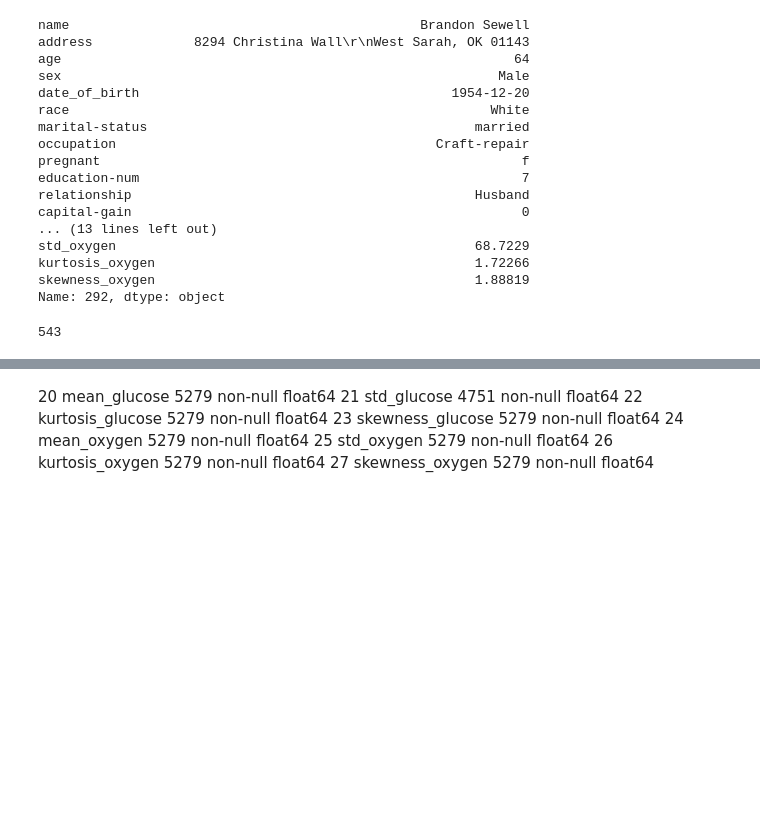
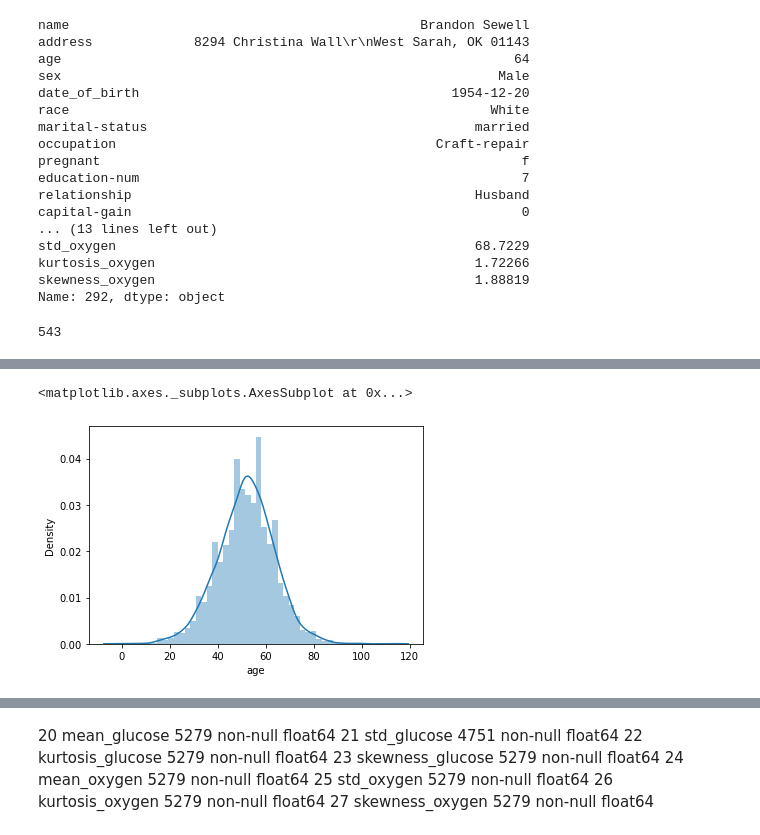
Before and after one commit to martinkukucka/IAU_Projekt, a Jupyter notebook: Projekt/projekt2.ipynb, the cells around one changed output, grey strips where cells are left out. Drawn from its saved outputs; the diff is of its cells as text; code cells hidden in the pictures; blank space fills up the shorter version.

```diff
--- a/Projekt/projekt2.ipynb
+++ b/Projekt/projekt2.ipynb
@@ -512,3 +517,8 @@ df_merged["std_glucose"].head(500)
 498      47.442006
 499   -3267.166110
 Name: std_glucose, Length: 500, dtype: float64
+# %%
+sns.distplot(df_merged['age'])
+# %% [output]
+<matplotlib.axes._subplots.AxesSubplot at 0x...>
+[figure, added]
```
Also changed, not shown: parts of 35 cells of this notebook.
